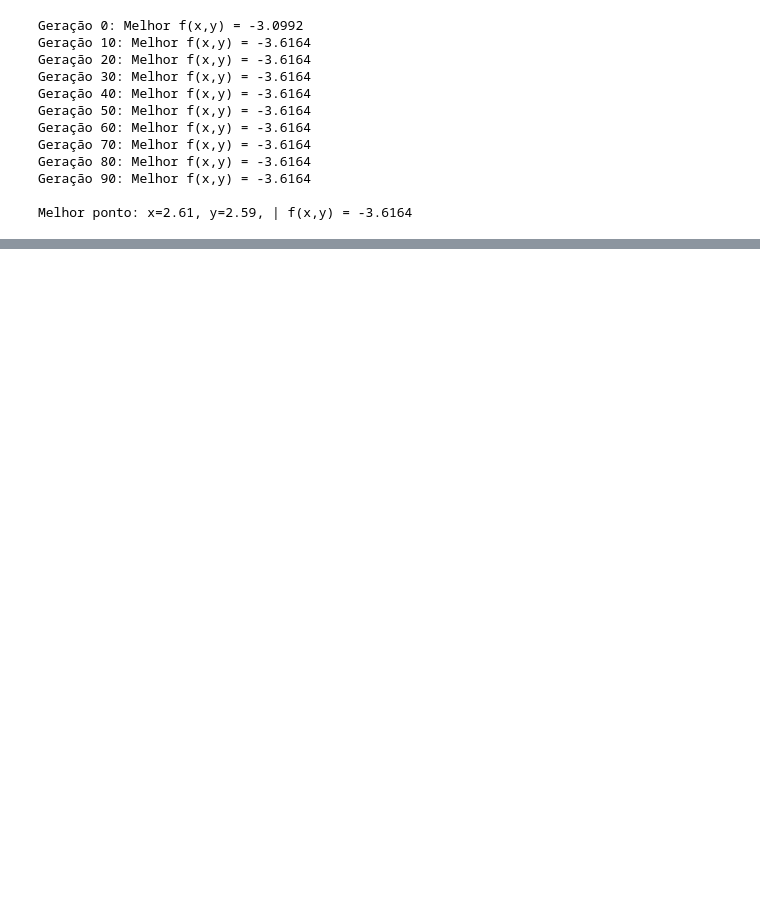
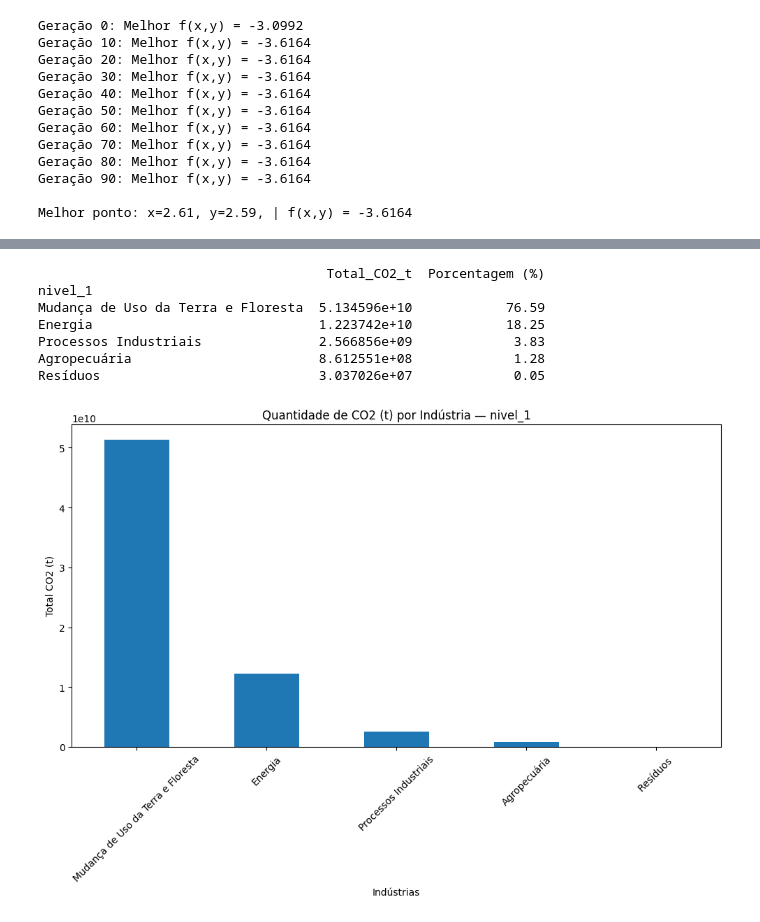
Before and after one commit to gblsun/analise-emissoes-co2-brasil, a Jupyter notebook: ProjetoEmissao-teste.ipynb, the cells around one changed output, grey strips where cells are left out. Cells and saved outputs as stored; diff of their text form; code cells hidden in the pictures; blank space fills up the shorter version.

```diff
--- a/ProjetoEmissao-teste.ipynb
+++ b/ProjetoEmissao-teste.ipynb
@@ -1248,0 +1439,80 @@ Melhor ponto: x=2.61, y=2.59, | f(x,y) = -3.6164
+# %%
+# filtrar apenas CO2
+df_co2_filtrado = df_raw[df_raw["gas"] == "CO2 (t)"]
+
+# soma das emissões por indústria
+co2_por_nivel = (
+    df_co2_filtrado.groupby("nivel_1")["emissao"]
+    .sum()
+    .sort_values(ascending=False)
+)
+
+# porcentagens
+porcentagens = (
+    co2_por_nivel / co2_por_nivel.sum()
+    * 100
+).round(2)
+
+# tabela final
+resultado = pd.DataFrame({
+    "Total_CO2_t": co2_por_nivel,
+    "Porcentagem (%)": porcentagens
+})
+
+print(resultado)
+
+# gráfico de barras
+plt.figure(figsize=(12,6))
+
+co2_por_nivel.plot(kind="bar")
+
+plt.xlabel("Indústrias")
+plt.ylabel("Total CO2 (t)")
+plt.title("Quantidade de CO2 (t) por Indústria — nivel_1")
+
+plt.xticks(rotation=45)
+
+plt.show()
+
+# gráfico de pizza
+plt.figure(figsize=(10,10))
+
+plt.pie(
+    co2_por_nivel,
+    labels=co2_por_nivel.index,
+    autopct='%1.1f%%'
+)
+
+plt.title("Distribuição Percentual de CO2 (t) — nivel_1")
+
+plt.show()
+
+# boxplot
+dados_boxplot = [
+    df_co2_filtrado[df_co2_filtrado["nivel_1"] == nivel]["emissao"].dropna()
+    for nivel in df_co2_filtrado["nivel_1"].unique()
+]
+
+plt.figure(figsize=(14,6))
+
+plt.boxplot(
+    dados_boxplot,
+    tick_labels=df_co2_filtrado["nivel_1"].unique()
+)
+
+plt.xticks(rotation=45)
+
+plt.xlabel("Indústrias")
+plt.ylabel("CO2 (t)")
+plt.title("Distribuição de CO2 (t) por Indústria — Boxplot")
+
+plt.show()
+# %% [output]
+                                     Total_CO2_t  Porcentagem (%)
+nivel_1
+Mudança de Uso da Terra e Floresta  5.134596e+10            76.59
+Energia                             1.223742e+10            18.25
+Processos Industriais               2.566856e+09             3.83
+Agropecuária                        8.612551e+08             1.28
+Resíduos                            3.037026e+07             0.05
+[figure, added]
```
Also changed, not shown: parts of 14 cells of this notebook, 1 other file.
